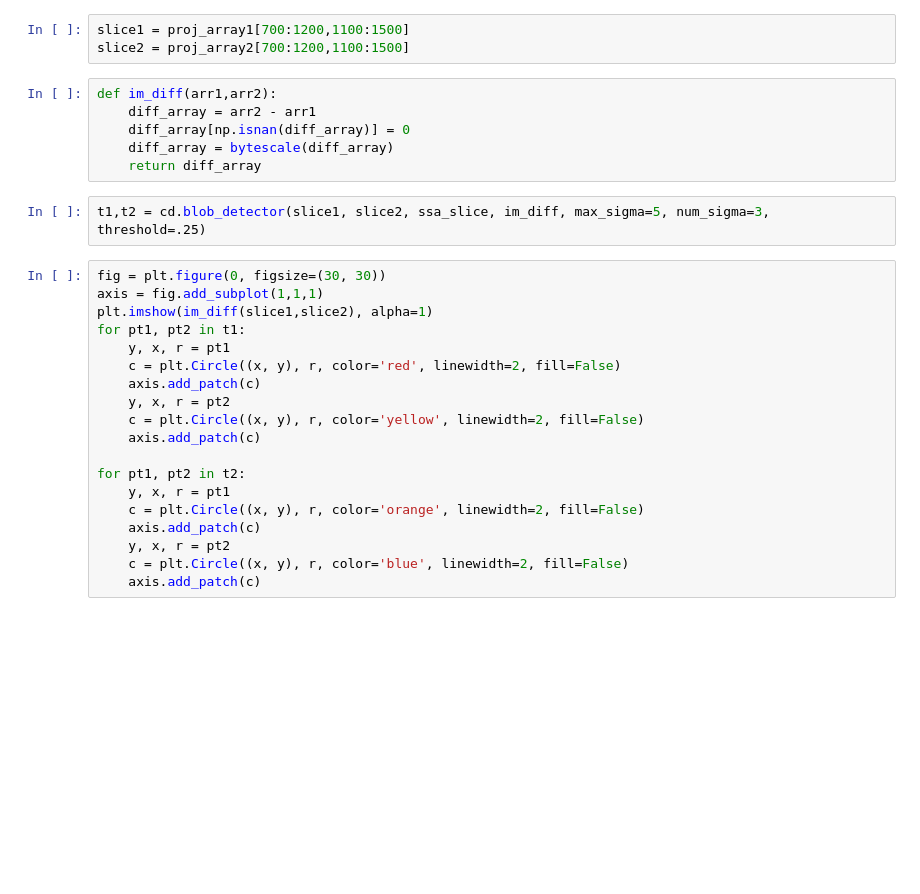
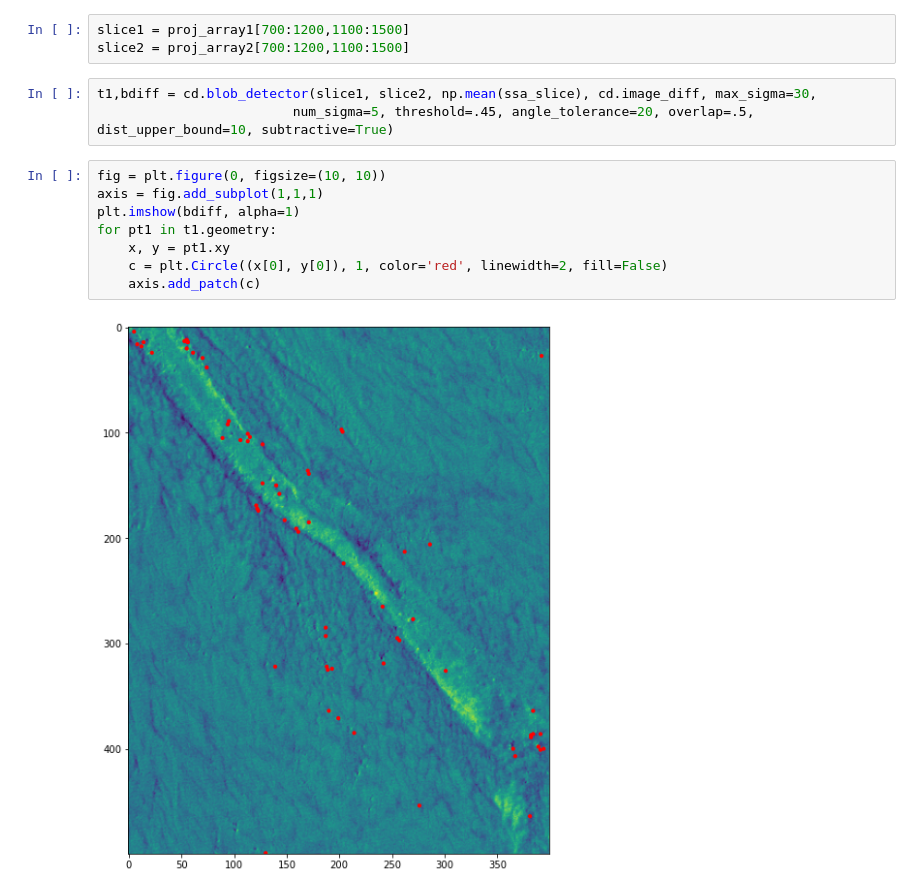
Before and after one commit to tgiroux/autocnet, a Jupyter notebook: notebooks/blob_detection.ipynb, the cells around one changed output. Cells and saved outputs as stored; diff of their text form; blank space fills up the shorter version.

```diff
--- a/notebooks/blob_detection.ipynb
+++ b/notebooks/blob_detection.ipynb
@@ -46,30 +48,16 @@ NameError: name 'pysis' is not defined
 # %%
 slice1 = proj_array1[700:1200,1100:1500]
 slice2 = proj_array2[700:1200,1100:1500]
-# %%
-def im_diff(arr1,arr2):
-    diff_array = arr2 - arr1
-    diff_array[np.isnan(diff_array)] = 0
-    diff_array = bytescale(diff_array)
-    return diff_array
 # %%
-t1,t2 = cd.blob_detector(slice1, slice2, ssa_slice, im_diff, max_sigma=5, num_sigma=3, threshold=.25)
+t1,bdiff = cd.blob_detector(slice1, slice2, np.mean(ssa_slice), cd.image_diff, max_sigma=30,
+                         num_sigma=5, threshold=.45, angle_tolerance=20, overlap=.5, dist_upper_bound=10, subtractive=True)
 # %%
-fig = plt.figure(0, figsize=(30, 30))
+fig = plt.figure(0, figsize=(10, 10))
 axis = fig.add_subplot(1,1,1)
-plt.imshow(im_diff(slice1,slice2), alpha=1)
-for pt1, pt2 in t1:
-    y, x, r = pt1
-    c = plt.Circle((x, y), r, color='red', linewidth=2, fill=False)
+plt.imshow(bdiff, alpha=1)
+for pt1 in t1.geometry:
+    x, y = pt1.xy
+    c = plt.Circle((x[0], y[0]), 1, color='red', linewidth=2, fill=False)
     axis.add_patch(c)
-    y, x, r = pt2
-    c = plt.Circle((x, y), r, color='yellow', linewidth=2, fill=False)
-    axis.add_patch(c)
-
-for pt1, pt2 in t2:
-    y, x, r = pt1
-    c = plt.Circle((x, y), r, color='orange', linewidth=2, fill=False)
-    axis.add_patch(c)
-    y, x, r = pt2
-    c = plt.Circle((x, y), r, color='blue', linewidth=2, fill=False)
-    axis.add_patch(c)
+# %% [output]
+[figure, added]
```
Also changed, not shown: parts of 4 cells of this notebook, 4 other files.
